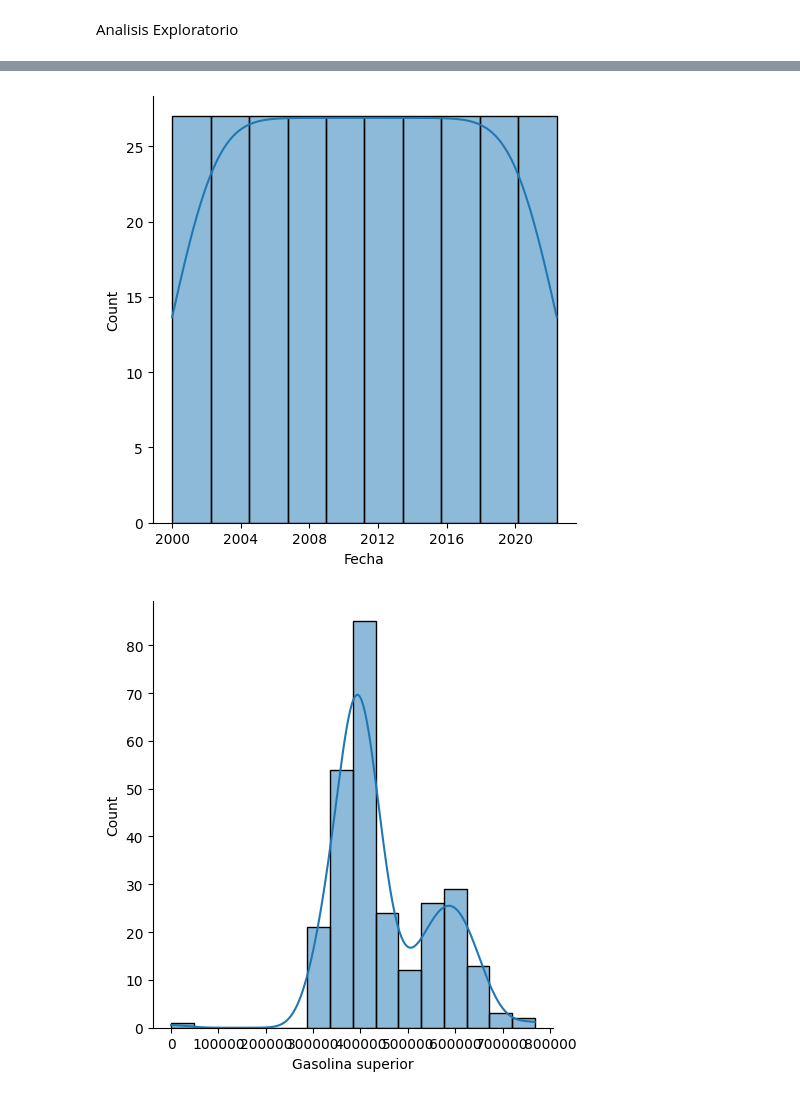
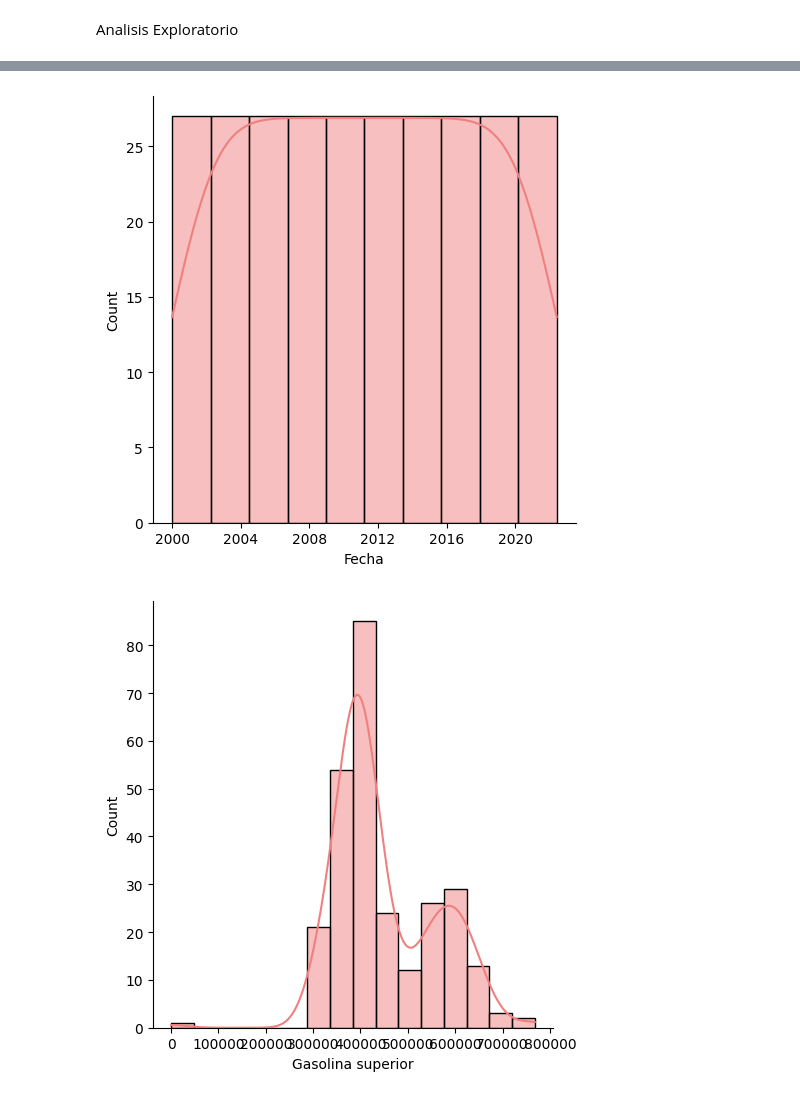
Before and after one commit to AndresQuinto5/HDT2-DS, a Jupyter notebook: HDT2-DS.ipynb, the cells around one changed output, grey strips where cells are left out. Cells and saved outputs as stored; diff of their text form; code cells hidden in the pictures.

```diff
--- a/HDT2-DS.ipynb
+++ b/HDT2-DS.ipynb
@@ -24,0 +47,3 @@ CONSUME = pd.read_excel('./CONSUMO-2022-05.xlsx', skiprows=6)
+# %%
+IMPORT.rename(columns={'Gasolina superior': 'Gasolinasuperior','Gasolina regular': 'Gasolinaregular'}, inplace=True)
+CONSUME.rename(columns={'Gasolina superior': 'Gasolinasuperior','Gasolina regular': 'Gasolinaregular'}, inplace=True)
@@ -70,5 +113,5 @@ imports.head(15)
 | 14 | 2002-03-01 | 246292.6 | 104673.64 | 432538.46 |
 # %%
 for var in Relevantes:
-    sns.displot(imports[var], kde=True)
+    sns.displot(imports[var], kde=True, color = 'lightcoral')
 # %% [output]
@@ -79,6 +122,6 @@ for var in Relevantes:
 # %%
 for var in Relevantes:
-    sns.displot(consumes[var], kde=True)
+    sns.displot(consumes[var], kde=True, color='lightcoral')
 # %% [output]
-[figure, old version]
+[figure, new version]
-[figure, old version]
+[figure, new version]
```
Also changed, not shown: parts of 8 cells of this notebook.
